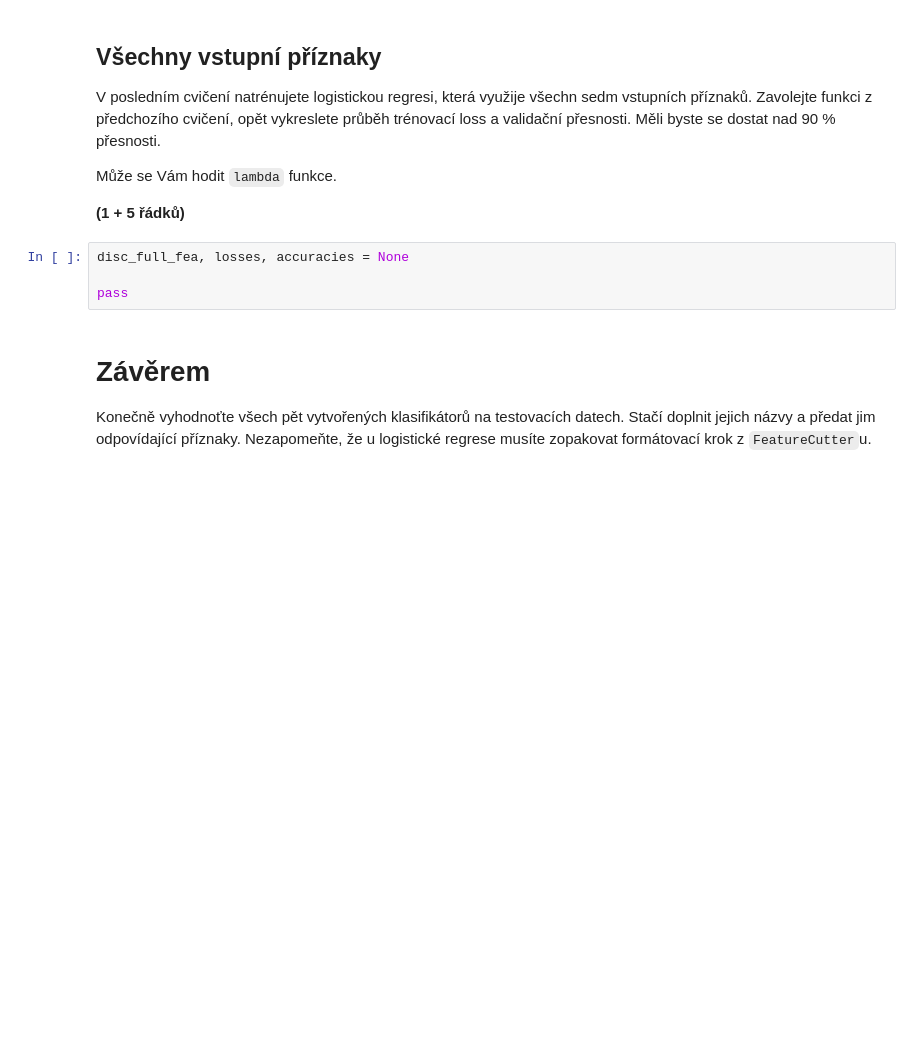
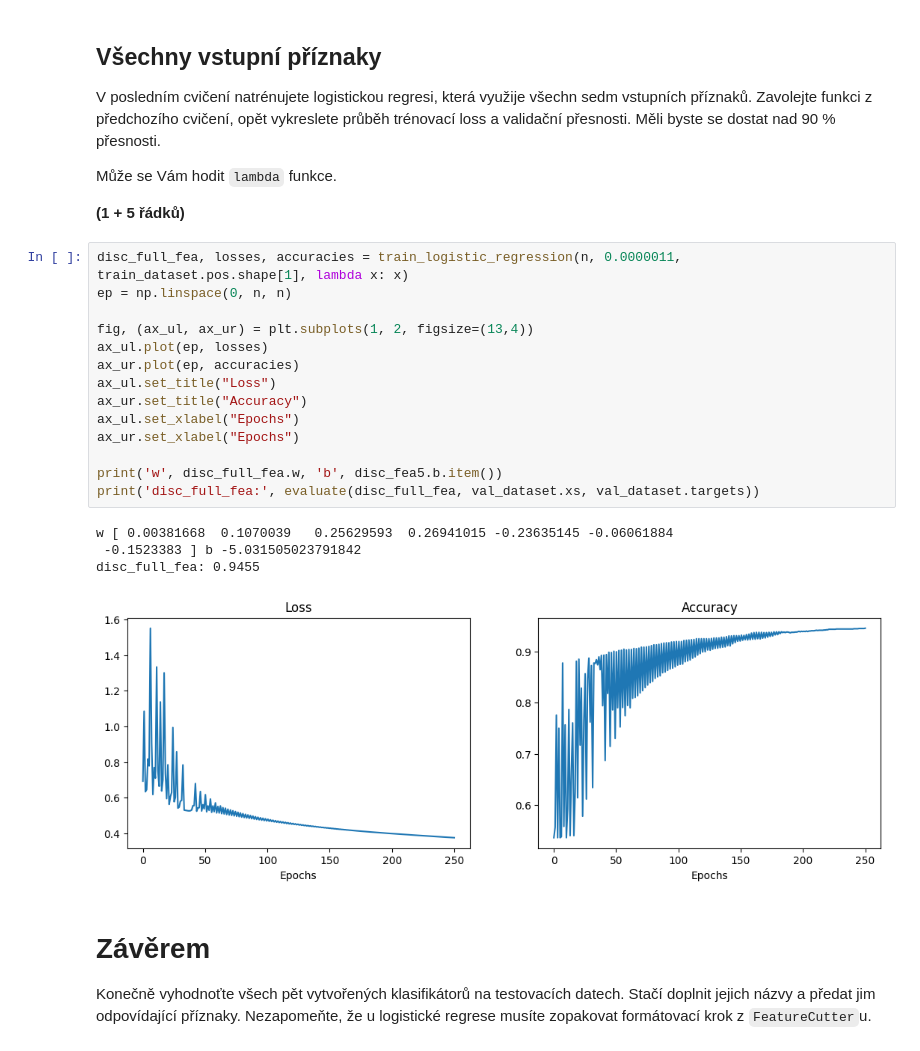
Before and after one commit to xplick04/SUI, a Jupyter notebook: proj2/zadani.ipynb, the cells around one changed output. Saved outputs shown, nothing was run; the diff lists cells and outputs as text; blank space fills up the shorter version.

Commit message:
proj2: logistic regression - using all features

```diff
--- a/proj2/zadani.ipynb
+++ b/proj2/zadani.ipynb
@@ -332,10 +332,25 @@ Měli byste se dostat nad 90 % přesnosti.
 Může se Vám hodit `lambda` funkce.
 
 **(1 + 5 řádků)**
-# %%
-disc_full_fea, losses, accuracies = None
-
-pass
+# %%
+disc_full_fea, losses, accuracies = train_logistic_regression(n, 0.0000011, train_dataset.pos.shape[1], lambda x: x)
+ep = np.linspace(0, n, n)
+
+fig, (ax_ul, ax_ur) = plt.subplots(1, 2, figsize=(13,4))
+ax_ul.plot(ep, losses)
+ax_ur.plot(ep, accuracies)
+ax_ul.set_title("Loss")
+ax_ur.set_title("Accuracy")
+ax_ul.set_xlabel("Epochs")
+ax_ur.set_xlabel("Epochs")
+
+print('w', disc_full_fea.w, 'b', disc_fea5.b.item())
+print('disc_full_fea:', evaluate(disc_full_fea, val_dataset.xs, val_dataset.targets))
+# %% [output]
+w [ 0.00381668  0.1070039   0.25629593  0.26941015 -0.23635145 -0.06061884
+ -0.1523383 ] b -5.031505023791842
+disc_full_fea: 0.9455
+[figure, added]
 # %% [markdown]
 # Závěrem
 Konečně vyhodnoťte všech pět vytvořených klasifikátorů na testovacích datech.
```
